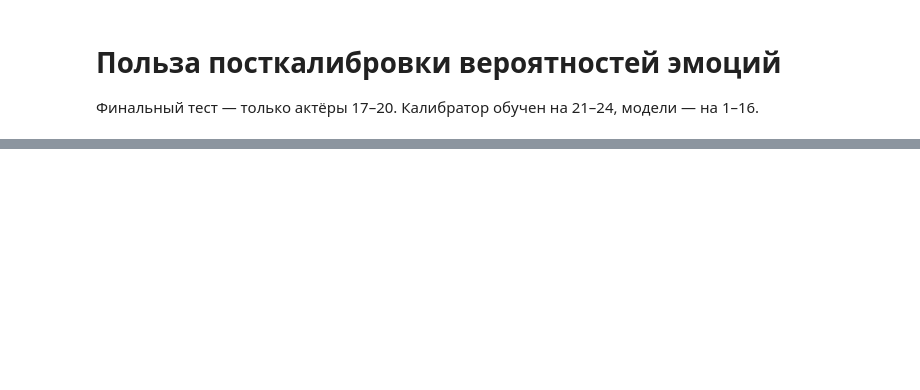
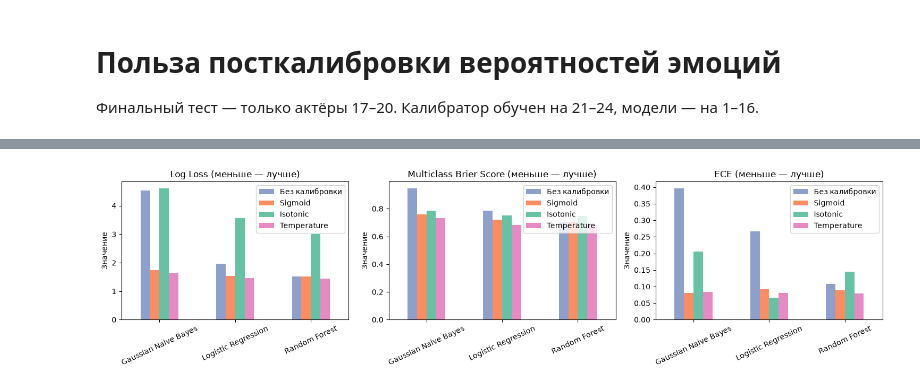
Before and after one commit to brattsew/project-based-practice, a Jupyter notebook: notebooks/calibration_analysis.ipynb, the cells around one changed output, grey strips where cells are left out. Cells and saved outputs as stored; diff of their text form; code cells hidden in the pictures; blank space fills up the shorter version.

```diff
--- a/notebooks/calibration_analysis.ipynb
+++ b/notebooks/calibration_analysis.ipynb
@@ -8,7 +8,15 @@ import pandas as pd
 import matplotlib.pyplot as plt
 from sklearn.calibration import calibration_curve
 
-ROOT = Path('..')
-metrics = pd.read_csv(ROOT / 'reports/calibration_metrics.csv')
-confusion = pd.read_csv(ROOT / 'reports/confusion_matrices.csv')
+ROOT = Path.cwd()
+if not (ROOT / 'pyproject.toml').exists():
+    ROOT = ROOT.parent
+
+metrics_path = ROOT / 'reports/calibration_metrics.csv'
+confusion_path = ROOT / 'reports/confusion_matrices.csv'
+if not metrics_path.exists() or not confusion_path.exists():
+    raise FileNotFoundError('Сначала выполните: uv run ravdess-calibrate')
+
+metrics = pd.read_csv(metrics_path)
+confusion = pd.read_csv(confusion_path)
 metrics
@@ -21,14 +58,19 @@ print(f'Лучшая откалиброванная модель по Log Loss:
 # %%
 # Функциональное сравнение качества вероятностей: меньше — лучше.
+method_order = ['none', 'sigmoid', 'isotonic', 'temperature']
+method_labels = ['Без калибровки', 'Sigmoid', 'Isotonic', 'Temperature']
 fig, axes = plt.subplots(1, 3, figsize=(15, 4))
 for ax, metric, title in zip(axes, ['log_loss', 'brier_score', 'ece'], ['Log Loss', 'Multiclass Brier Score', 'ECE']):
-    metrics.pivot_table(index='model', columns='method', values=metric).plot(kind='bar', ax=ax, color=['#8da0cb', '#fc8d62', '#66c2a5', '#e78ac3'])
+    table = metrics.pivot_table(index='model', columns='method', values=metric)
+    table.reindex(columns=method_order).plot(kind='bar', ax=ax, color=['#8da0cb', '#fc8d62', '#66c2a5', '#e78ac3'])
     ax.set_title(title + ' (меньше — лучше)')
     ax.set_xlabel('')
     ax.set_ylabel('Значение')
     ax.tick_params(axis='x', rotation=25)
-    ax.legend(['Без калибровки', 'Sigmoid', 'Isotonic', 'Temperature'])
+    ax.legend(method_labels)
 plt.tight_layout()
+# %% [output]
+[figure, added]
 # %%
 # Accuracy и Macro F1 — контроль того, изменилась ли граница решений.
 fig, ax = plt.subplots(figsize=(9, 4))
```
Also changed, not shown: parts of 9 cells of this notebook, 12 other files.
